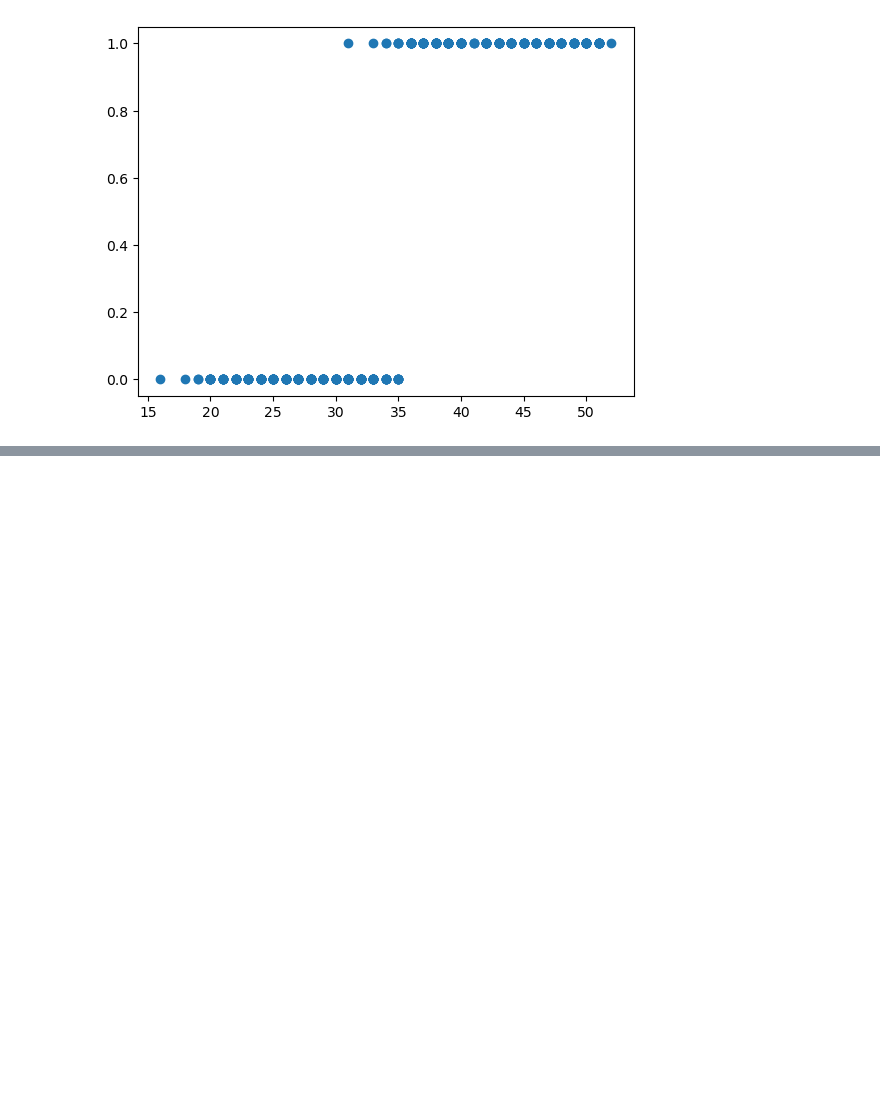
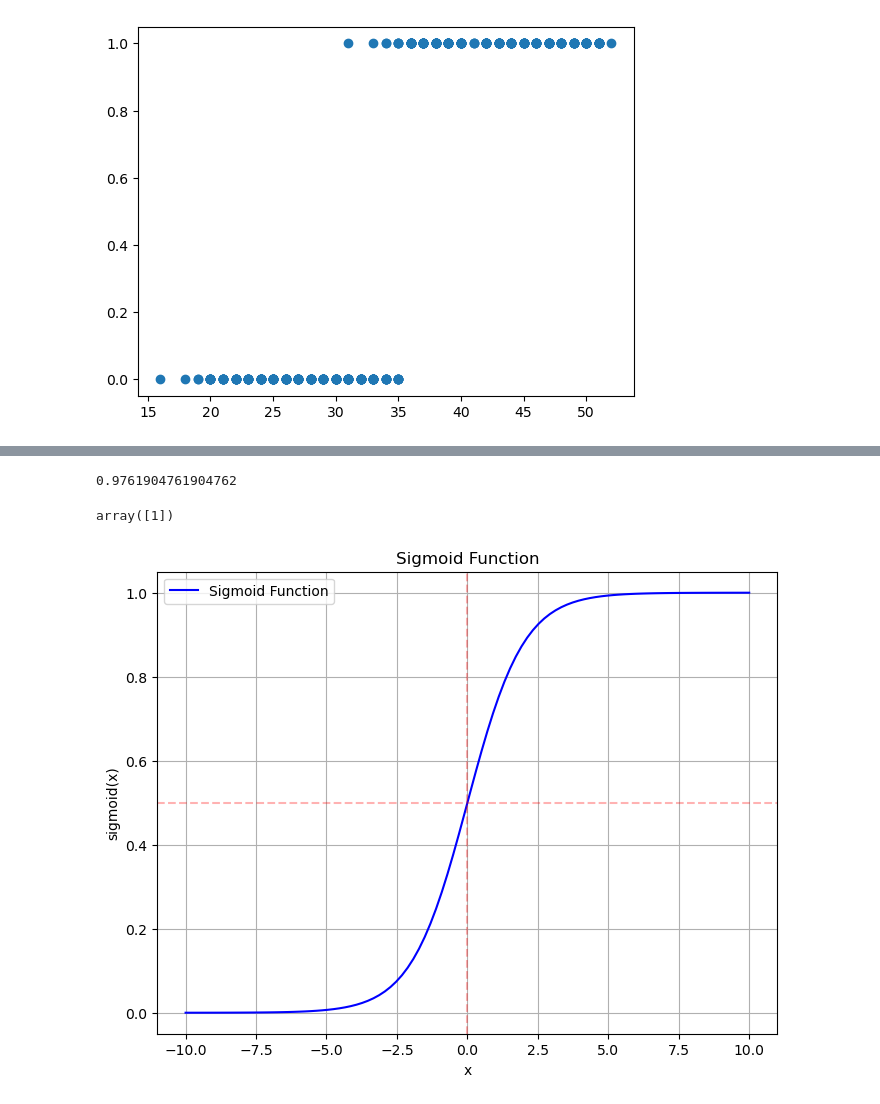
Before and after one commit to Devnath03/Machine_Learning_End-to-End_Models, a Jupyter notebook: Logistic/Logistic_Regression.ipynb, the cells around one changed output, grey strips where cells are left out. Saved outputs shown, nothing was run; the diff lists cells and outputs as text; code cells hidden in the pictures; blank space fills up the shorter version.

Commit message:
Add Model/Sigmoid

```diff
--- a/Logistic/Logistic_Regression.ipynb
+++ b/Logistic/Logistic_Regression.ipynb
@@ -30,0 +38,4 @@ plt.scatter(data.Age,data.Purchased)
+# %%
+#Classify the Axises
+x = np.array(data[['Age']])
+y = np.array(data[['Purchased']])
@@ -30,0 +102,40 @@ plt.scatter(data.Age,data.Purchased)
+# %%
+#Check the score of the model predictions
+model.score(x_test,y_test)
+# %% [output]
+0.9761904761904762
+# %%
+#Check the imput data from the model
+age = np.array([[45]])
+model.predict(age)
+# %% [output]
+array([1])
+# %%
+import numpy as np
+import matplotlib.pyplot as plt
+
+# Define the sigmoid function
+def sigmoid(x):
+    return 1 / (1 + np.exp(-x))
+
+# Generate x values
+x = np.linspace(-10, 10, 100)
+
+# Calculate y values using the sigmoid function
+y = sigmoid(x)
+
+# Create the plot
+plt.figure(figsize=(8, 6))
+plt.plot(x, y, label='Sigmoid Function', color='blue')
+plt.title('Sigmoid Function')
+plt.xlabel('x')
+plt.ylabel('sigmoid(x)')
+plt.grid(True)
+plt.legend()
+plt.axhline(y=0.5, color='r', linestyle='--', alpha=0.3)
+plt.axvline(x=0, color='r', linestyle='--', alpha=0.3)
+
+# Show the plot
+plt.show()
+# %% [output]
+[figure, added]
```
Also changed, not shown: parts of 10 cells of this notebook.
